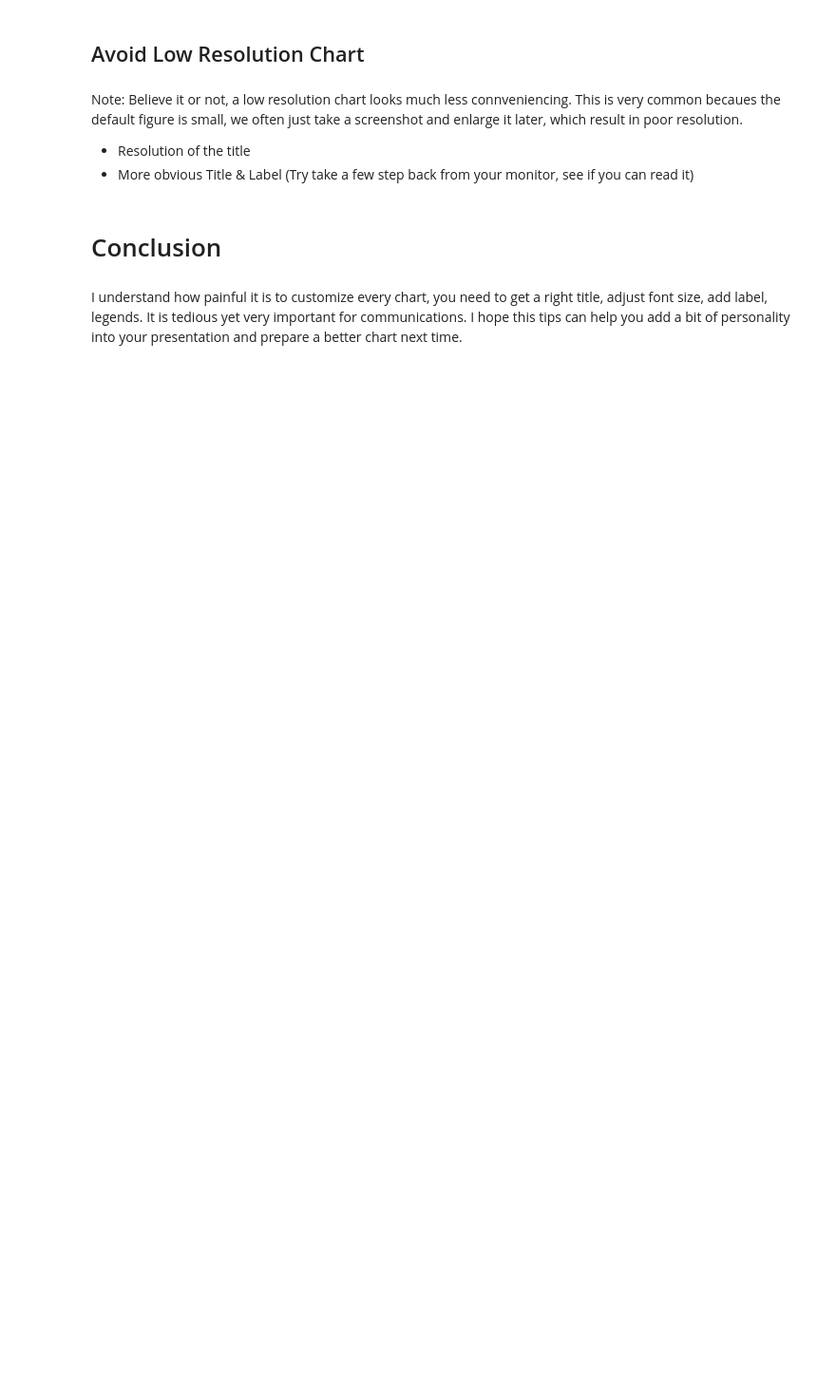
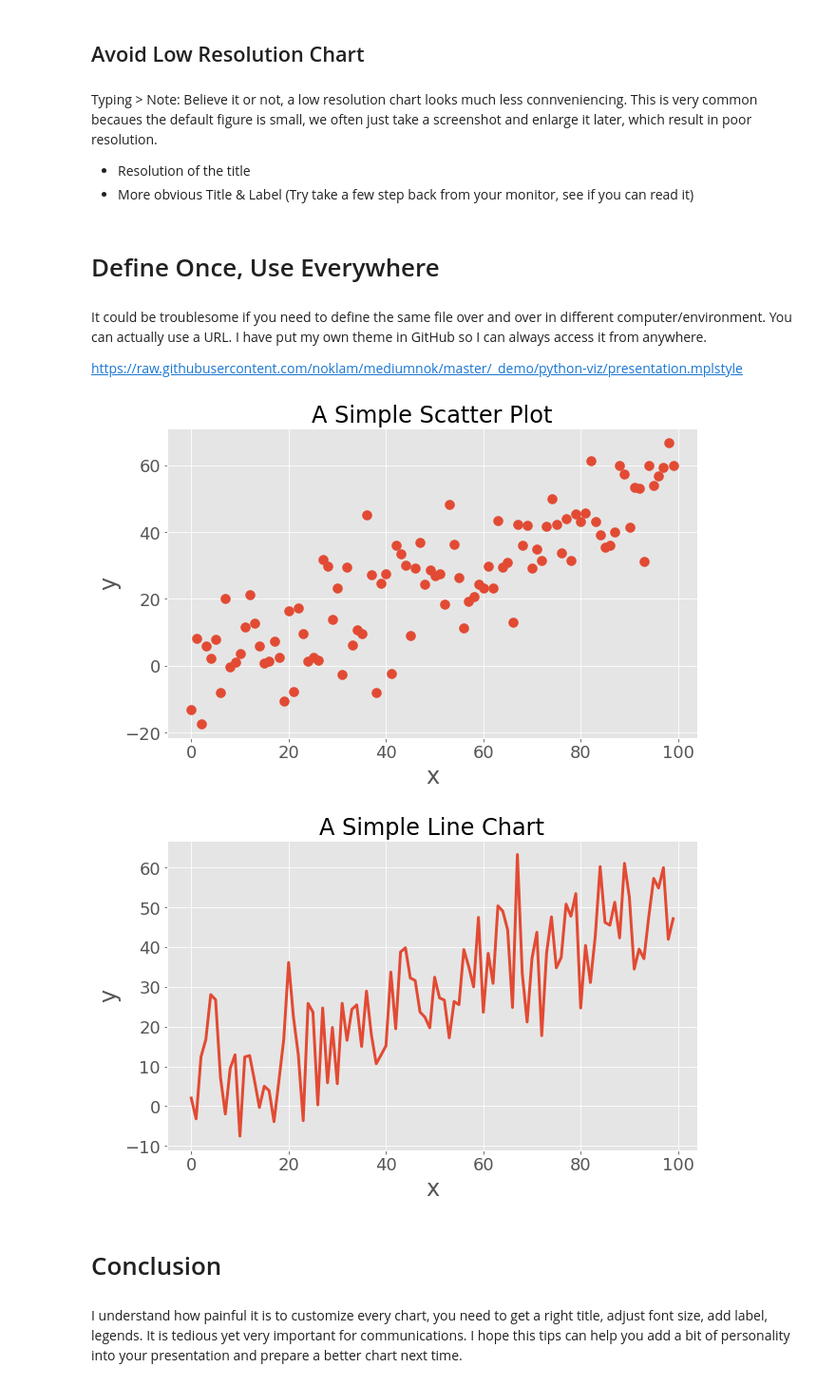
Before and after one commit to noklam/blog_archive_fastpage, a Jupyter notebook: _notebooks/2020-04-10-Presentation-Ready-Chart.ipynb, the cells around one changed output. Shown at 95% size. Drawn from its saved outputs; the diff is of its cells as text; code cells hidden in the pictures; blank space fills up the shorter version.

```diff
--- a/_notebooks/2020-04-10-Presentation-Ready-Chart.ipynb
+++ b/_notebooks/2020-04-10-Presentation-Ready-Chart.ipynb
@@ -113,10 +115,25 @@ To give you a sense how this affect your presenation, I put it into a Powerpoint
 # %% [markdown]
 ## Avoid Low Resolution Chart
 # %% [markdown]
-Note: Believe it or not, a low resolution chart looks much less connveniencing. This is very common becaues the default figure is small, we often just take a screenshot and enlarge it later, which result in poor resolution.
+Typing > Note: Believe it or not, a low resolution chart looks much less connveniencing. This is very common becaues the default figure is small, we often just take a screenshot and enlarge it later, which result in poor resolution.
 
 * Resolution of the title
 * More obvious Title & Label (Try take a few step back from your monitor, see if you can read it)
+# %% [markdown]
+# Define Once, Use Everywhere
+# %% [markdown]
+It could be troublesome if you need to define the same file over and over in different computer/environment. You can actually use a URL. I have put my own theme in GitHub so I can always access it from anywhere.
+
+https://raw.githubusercontent.com/noklam/mediumnok/master/_demo/python-viz/presentation.mplstyle
+# %%
+my_style = 'https://raw.githubusercontent.com/noklam/mediumnok/master/_demo/python-viz/presentation.mplstyle'
+
+with plt.style.context(['ggplot', my_style]):
+    make_scatter_plot()
+    make_line_plot()
+# %% [output]
+[figure, added]
+[figure, added]
 # %% [markdown]
 # Conclusion
 # %% [markdown]
```
Also changed, not shown: parts of 3 cells of this notebook.
